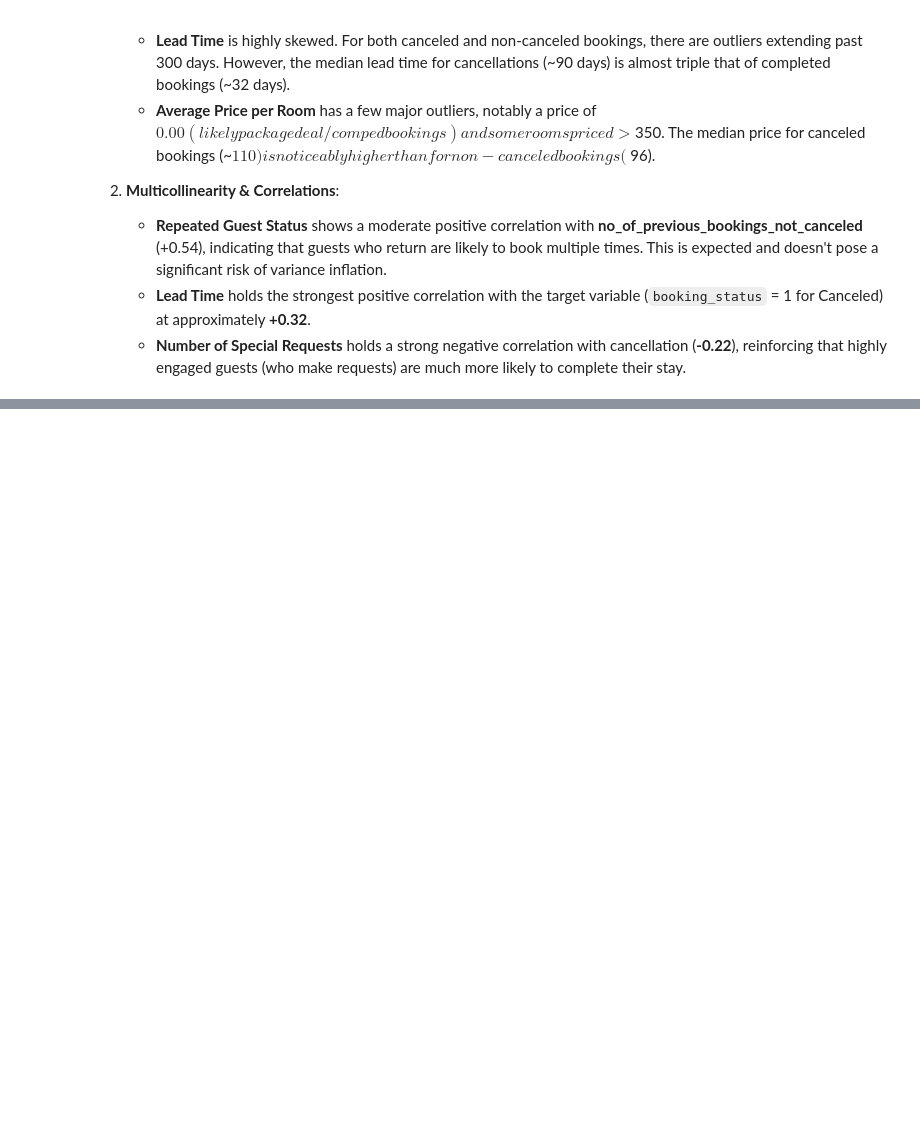
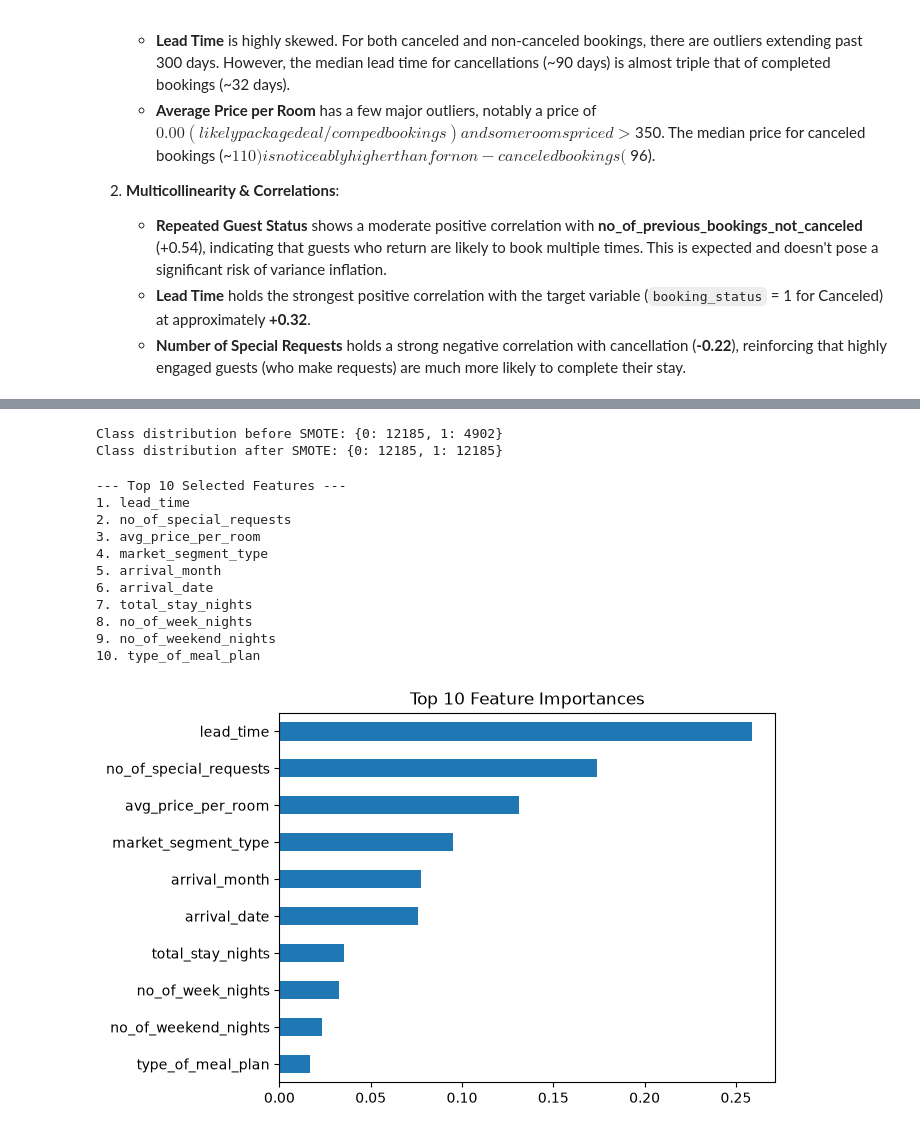
Before and after one commit to AmanK2006/Hotel_Reservation, a Jupyter notebook: notebooks/model_training.ipynb, the cells around one changed output, grey strips where cells are left out. Cells and saved outputs as stored; diff of their text form; code cells hidden in the pictures; blank space fills up the shorter version.

```diff
--- a/notebooks/model_training.ipynb
+++ b/notebooks/model_training.ipynb
@@ -260,0 +331,57 @@ df_preprocessed.head()
+# %%
+from sklearn.preprocessing import PowerTransformer
+
+# Highly skewed columns typical in hotel reservation datasets
+continuous_skewed = ['lead_time', 'avg_price_per_room']
+pt = PowerTransformer(method='yeo-johnson')
+X_train[continuous_skewed] = pt.fit_transform(X_train[continuous_skewed])
+X_test[continuous_skewed] = pt.transform(X_test[continuous_skewed])
+# %%
+from imblearn.over_sampling import SMOTE
+
+# Oversample ONLY the training set to preserve the test set's true distribution
+smote = SMOTE(random_state=42)
+X_train_resampled, y_train_resampled = smote.fit_resample(X_train, y_train)
+
+print("Class distribution before SMOTE:", pd.Series(y_train).value_counts().to_dict())
+print("Class distribution after SMOTE:", pd.Series(y_train_resampled).value_counts().to_dict())
+# %% [output]
+Class distribution before SMOTE: {0: 12185, 1: 4902}
+Class distribution after SMOTE: {0: 12185, 1: 12185}
+# %%
+import matplotlib.pyplot as plt
+from sklearn.ensemble import RandomForestClassifier
+
+# 1. Fit Random Forest on resampled training data
+rf_selector = RandomForestClassifier(n_estimators=100, random_state=42)
+rf_selector.fit(X_train_resampled, y_train_resampled)
+
+# 2. Rank and extract the top 10 features
+importances = pd.Series(rf_selector.feature_importances_, index=X_train_resampled.columns)
+top_10_features = importances.nlargest(10).index.tolist()
+
+print("\n--- Top 10 Selected Features ---")
+for idx, feature in enumerate(top_10_features, 1):
+    print(f"{idx}. {feature}")
+
+# 3. Filter training and test sets to keep only the top 10 features
+X_train_selected = X_train_resampled[top_10_features]
+X_test_selected = X_test[top_10_features]
+
+# Optional Plot
+importances.nlargest(10).plot(kind='barh', title='Top 10 Feature Importances')
+plt.gca().invert_yaxis()
+plt.show()
+# %% [output]
+--- Top 10 Selected Features ---
+1. lead_time
+2. no_of_special_requests
+3. avg_price_per_room
+4. market_segment_type
+5. arrival_month
+6. arrival_date
+7. total_stay_nights
+8. no_of_week_nights
+9. no_of_weekend_nights
+10. type_of_meal_plan
+[figure, added]
```
Also changed, not shown: parts of 27 cells of this notebook, 5 other files.
